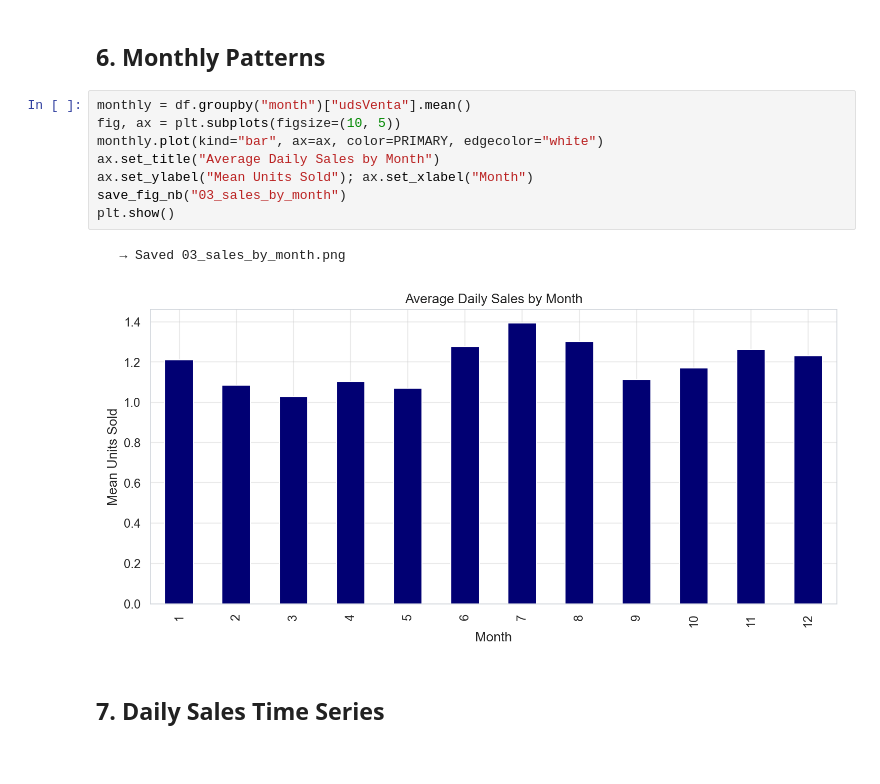
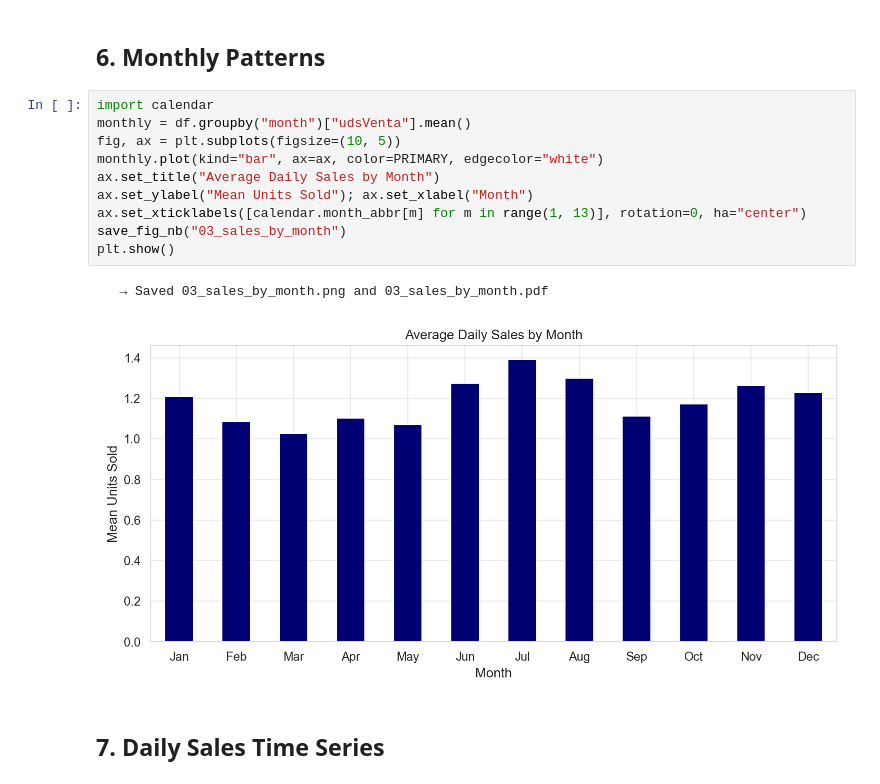
Before and after one commit to onamasserra/tfm-demand-forecasting, a Jupyter notebook: TFM_Ona_Code/01_eda.ipynb, the cells around one changed output. Saved outputs shown, nothing was run; the diff lists cells and outputs as text.

```diff
--- a/TFM_Ona_Code/01_eda.ipynb
+++ b/TFM_Ona_Code/01_eda.ipynb
@@ -210,16 +204,18 @@ plt.show()
 # %% [markdown]
 ## 6. Monthly Patterns
 # %%
+import calendar
 monthly = df.groupby("month")["udsVenta"].mean()
 fig, ax = plt.subplots(figsize=(10, 5))
 monthly.plot(kind="bar", ax=ax, color=PRIMARY, edgecolor="white")
 ax.set_title("Average Daily Sales by Month")
 ax.set_ylabel("Mean Units Sold"); ax.set_xlabel("Month")
+ax.set_xticklabels([calendar.month_abbr[m] for m in range(1, 13)], rotation=0, ha="center")
 save_fig_nb("03_sales_by_month")
 plt.show()
 # %% [output]
-   → Saved 03_sales_by_month.png
+   → Saved 03_sales_by_month.png and 03_sales_by_month.pdf
-[figure, old version]
+[figure, new version]
 # %% [markdown]
 ## 7. Daily Sales Time Series
 # %%
```
Also changed, not shown: parts of 10 cells of this notebook, 10 other files.
